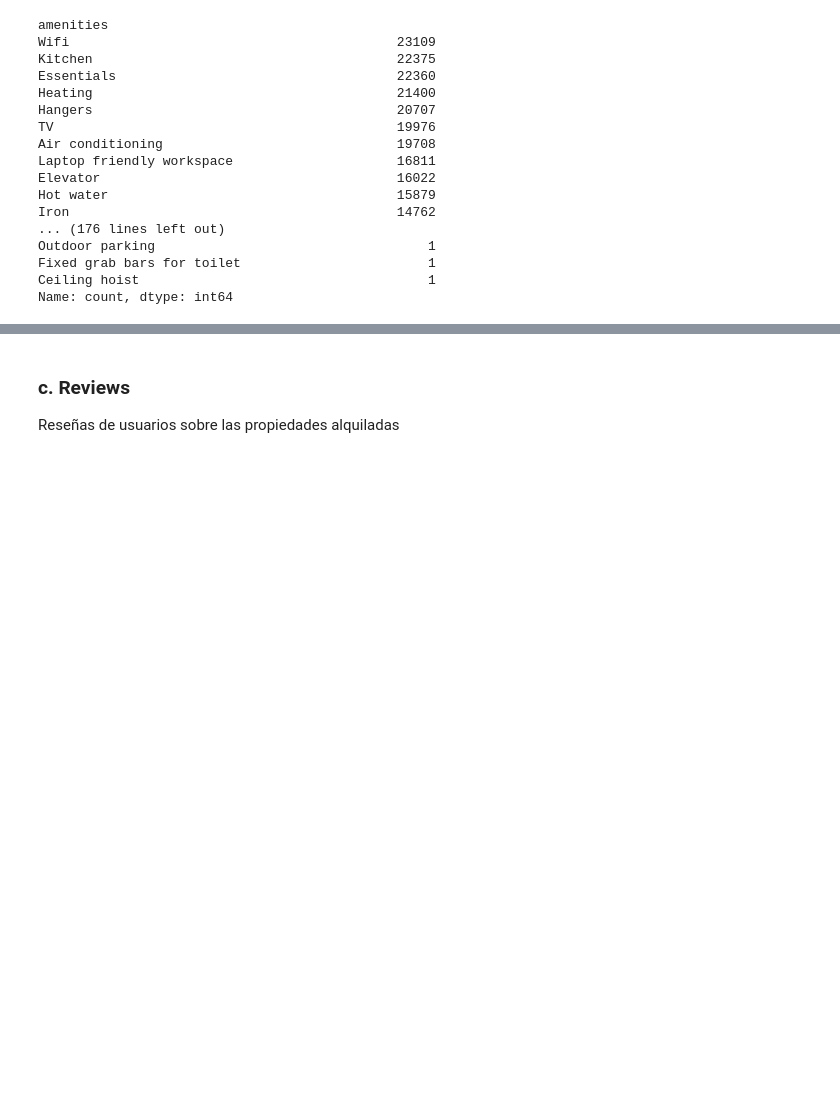
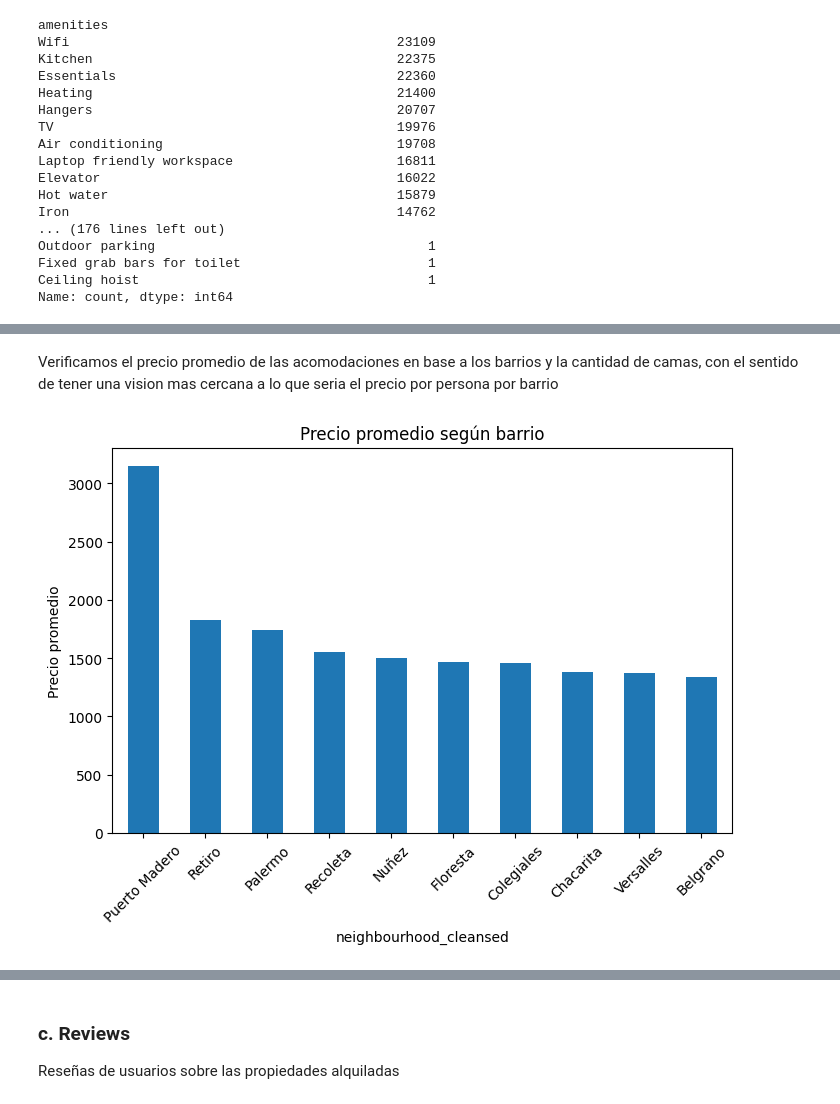
Before and after one commit to fastofasto/Desafio-Profesional-Data-Analyst, a Jupyter notebook: Entrega final - copia (2) (1).ipynb, the cells around one changed output, grey strips where cells are left out. Cells and saved outputs as stored; diff of their text form; code cells hidden in the pictures; blank space fills up the shorter version.

```diff
--- a/Entrega final - copia (2) (1).ipynb
+++ b/Entrega final - copia (2) (1).ipynb
@@ -447,0 +459,12 @@ Name: count, dtype: int64
+# %% [markdown]
+Verificamos el precio promedio de las acomodaciones en base a los barrios y la cantidad de camas, con el sentido de tener una vision mas cercana a lo que seria el precio por persona por barrio
+# %%
+precio_por_barrio_per_cama = listings_full.groupby('neighbourhood_cleansed')['precio_promedio'].mean() / listings_full.groupby('neighbourhood_cleansed')['beds'].mean()
+precio_por_barrio_per_cama = precio_por_barrio_per_cama.sort_values(ascending=False)
+precio_por_barrio_per_cama.head(10).plot(kind='bar', figsize=(8,5))
+plt.title('Precio promedio según barrio')
+plt.ylabel('Precio promedio')
+plt.xticks(rotation=45)
+plt.show()
+# %% [output]
+[figure, added]
```
Also changed, not shown: parts of 5 cells of this notebook.
